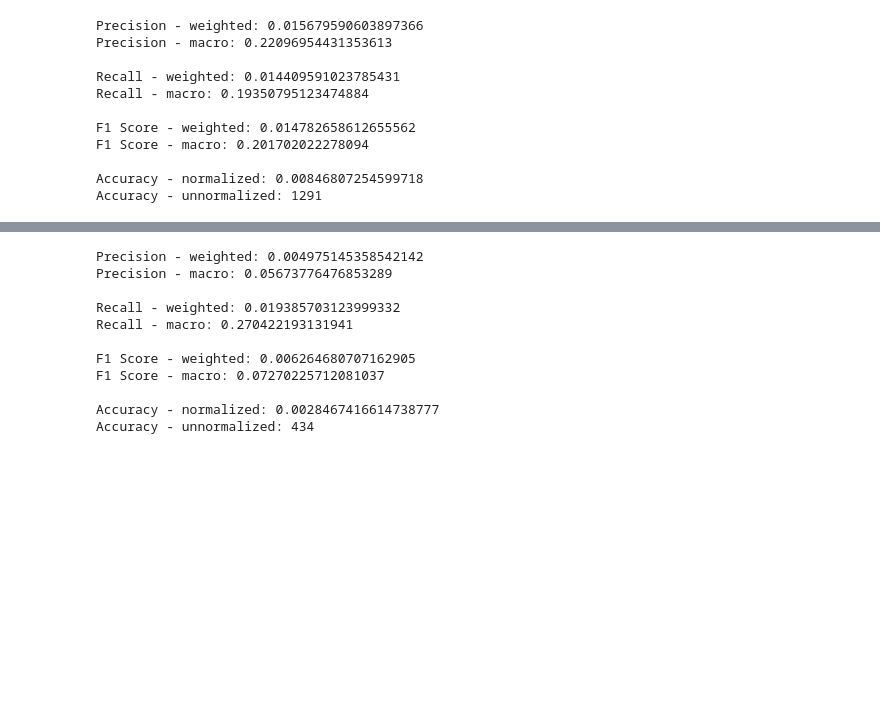
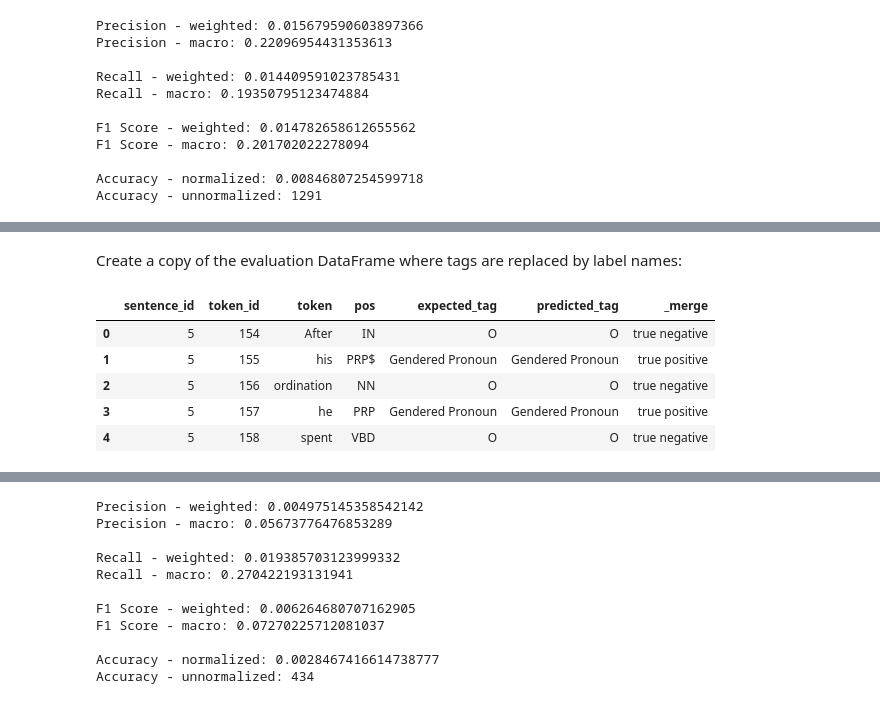
Before and after one commit to thegoose20/gender-bias, a Jupyter notebook: token_classification/BaselineTokenClassifiers.ipynb, the cells around one changed output, grey strips where cells are left out. Cells and saved outputs as stored; diff of their text form; code cells hidden in the pictures; blank space fills up the shorter version.

```diff
--- a/token_classification/BaselineTokenClassifiers.ipynb
+++ b/token_classification/BaselineTokenClassifiers.ipynb
@@ -365,0 +511,2 @@ Accuracy - unnormalized: 1291
+# %% [markdown]
+Create a copy of the evaluation DataFrame where tags are replaced by label names:
@@ -365,0 +520,14 @@ Accuracy - unnormalized: 1291
+# %%
+loose_eval_df = eval_df.copy()
+for label,tags in label_tags.items():
+    for tag in tags:
+        loose_eval_df["expected_tag"] = loose_eval_df["expected_tag"].replace(to_replace=tag, value=label)
+        loose_eval_df["predicted_tag"] = loose_eval_df["predicted_tag"].replace(to_replace=tag, value=label)
+loose_eval_df.head()
+# %% [output]
+|  | sentence_id | token_id | token | pos | expected_tag | predicted_tag | _merge |
+| 0 | 5 | 154 | After | IN | O | O | true negative |
+| 1 | 5 | 155 | his | PRP$ | Gendered Pronoun | Gendered Pronoun | true positive |
+| 2 | 5 | 156 | ordination | NN | O | O | true negative |
+| 3 | 5 | 157 | he | PRP | Gendered Pronoun | Gendered Pronoun | true positive |
+| 4 | 5 | 158 | spent | VBD | O | O | true negative |
```
Also changed, not shown: parts of 52 cells of this notebook, 2 other files.
